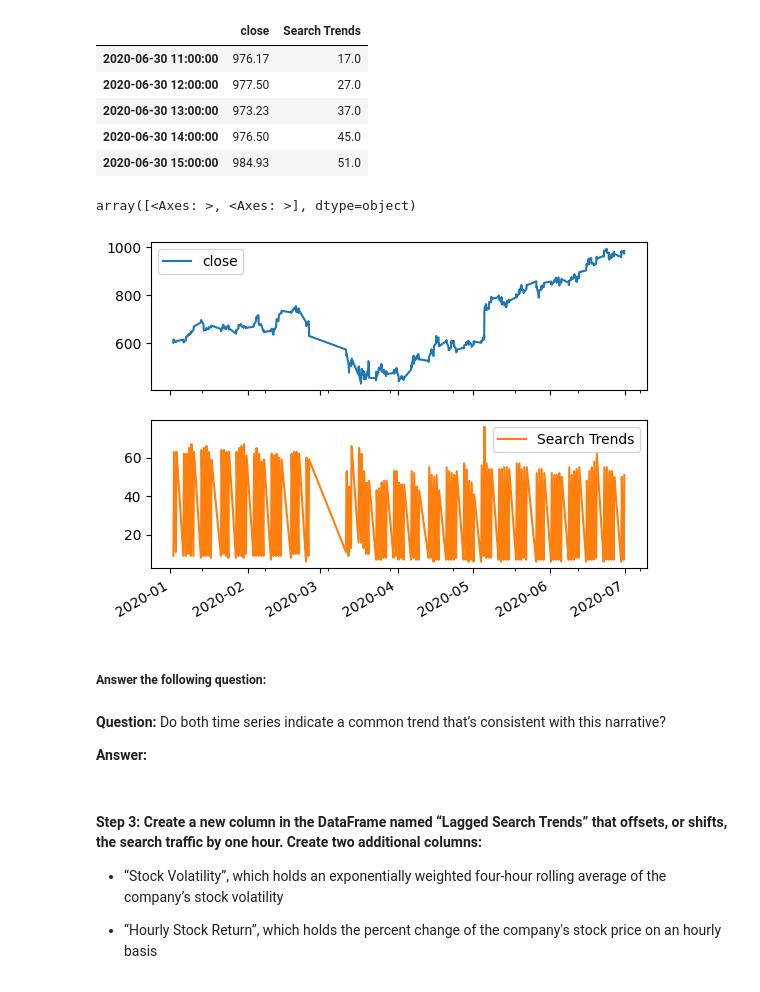
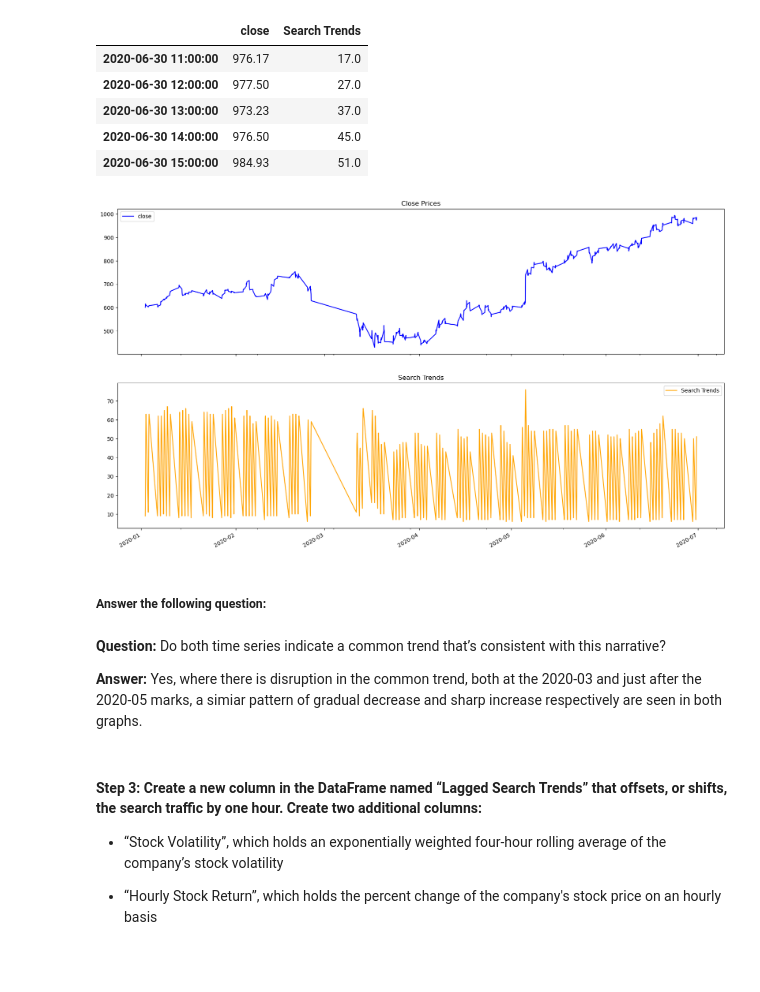
Before and after one commit to afine5/prophet-challenge, a Jupyter notebook: forecasting_net_prophet.ipynb, the cells around one changed output. Cells and saved outputs as stored; diff of their text form; code cells hidden in the pictures.

```diff
--- a/forecasting_net_prophet.ipynb
+++ b/forecasting_net_prophet.ipynb
@@ -281,9 +287,11 @@ display(df_mercado_stock.tail())
 # %%
 # Concatenate the df_mercado_stock DataFrame with the df_mercado_trends DataFrame
 # Concatenate the DataFrame by columns (axis=1), and drop and rows with only one column of data
-
+mercado_stock_trends_df = pd.concat([df_mercado_stock, df_mercado_trends], axis=1).dropna(axis=0)
 
 # View the first and last five rows of the DataFrame
+display(mercado_stock_trends_df.head())
+display(mercado_stock_trends_df.tail())
 # %% [output]
 |  | close | Search Trends |
 | 2016-06-01 09:00:00 | 135.16 | 6.0 |
@@ -301,9 +309,11 @@ display(df_mercado_stock.tail())
 #### Step 2: Market events emerged during the year of 2020 that many companies found difficult. But, after the initial shock to global financial markets, new customers and revenue increased for e-commerce platforms. Slice the data to just the first half of 2020 (`2020-01` to `2020-06` in the DataFrame), and then plot the data. Do both time series indicate a common trend that’s consistent with this narrative?
 # %%
 # For the combined dataframe, slice to just the first half of 2020 (2020-01 through 2020-06)
-
+first_mercado_stock_trends_df = mercado_stock_trends_df.loc['2020-01-01':'2020-06-30']
 
 # View the first and last five rows of first_half_2020 DataFrame
+display(first_mercado_stock_trends_df.head())
+display(first_mercado_stock_trends_df.tail())
 # %% [output]
 |  | close | Search Trends |
 | 2020-01-02 09:00:00 | 601.085 | 9.0 |
@@ -320,16 +330,27 @@ display(df_mercado_stock.tail())
 # %%
 # Visualize the close and Search Trends data
 # Plot each column on a separate axes using the following syntax
 # `plot(subplots=True)`
+
+plot_data = first_mercado_stock_trends_df[['close', 'Search Trends']]
+
+ax = plot_data.plot(subplots=True, figsize=(20, 12), legend=True, color=['blue', 'orange'], rot=30)
+
+ax[0].set_title('Close Prices')
+ax[0].legend(loc='best')
+ax[1].set_title('Search Trends')
+ax[1].legend(loc='best')
+
+# Display the plots
+plt.show()
 # %% [output]
-array([<Axes: >, <Axes: >], dtype=object)
-[figure, old version]
+[figure, new version]
 # %% [markdown]
 ##### Answer the following question:
 # %% [markdown]
 **Question:** Do both time series indicate a common trend that’s consistent with this narrative?
 
-**Answer:**
+**Answer:** Yes, where there is disruption in the common trend, both at the 2020-03 and just after the 2020-05 marks, a simiar pattern of gradual decrease and sharp increase respectively are seen in both graphs.
 # %% [markdown]
 #### Step 3: Create a new column in the DataFrame named “Lagged Search Trends” that offsets, or shifts, the search traffic by one hour. Create two additional columns:
 
```
Also changed, not shown: parts of 5 cells of this notebook.
